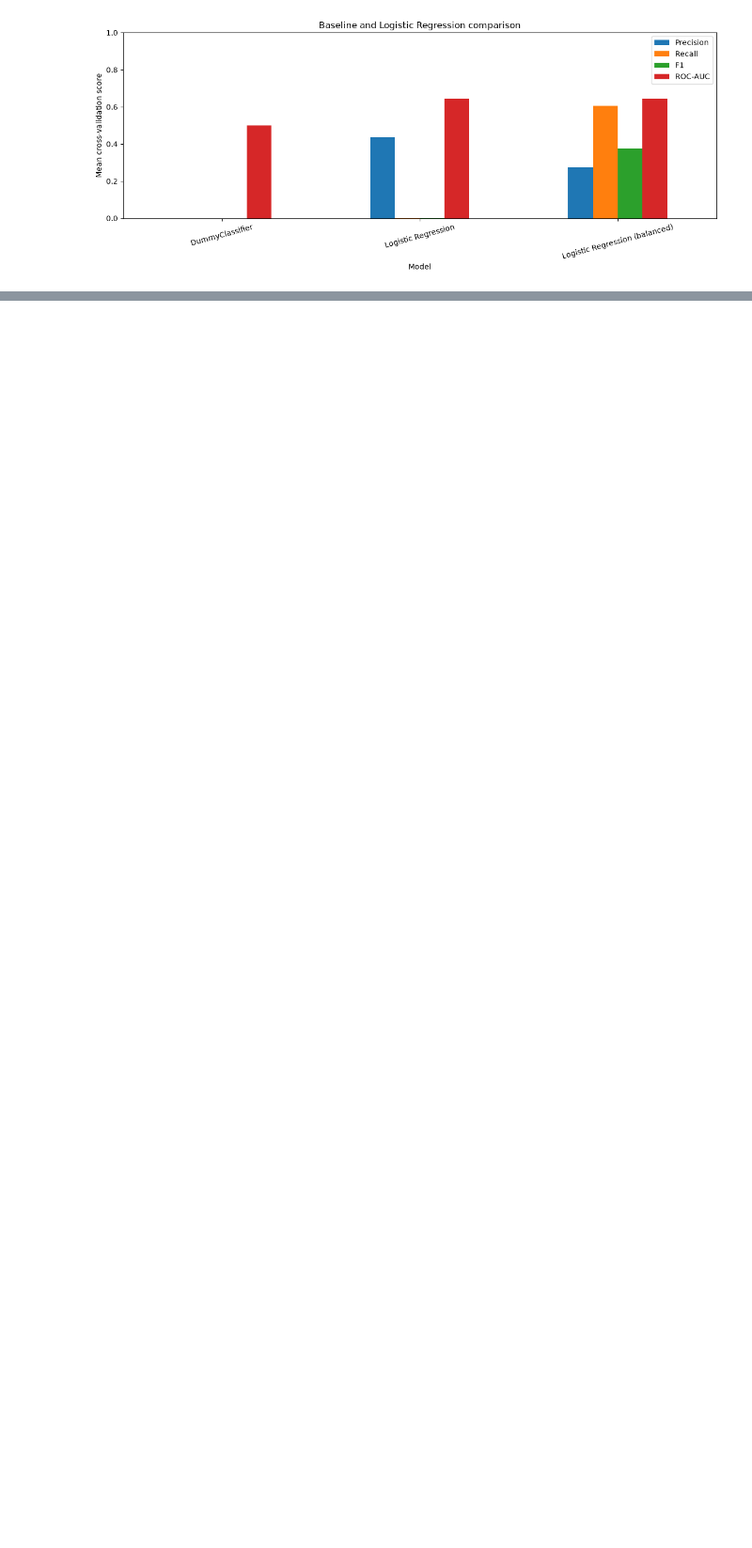
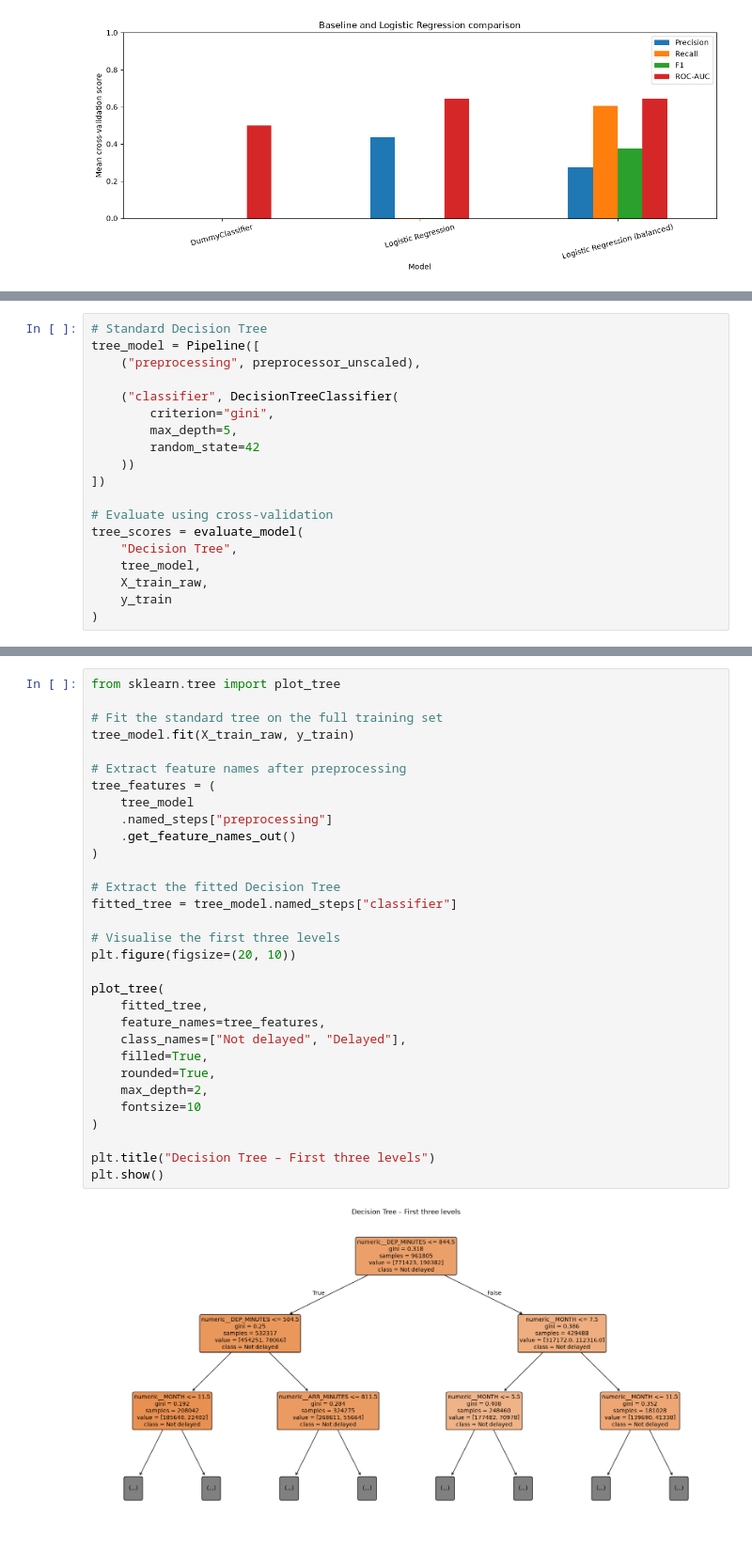
Before and after one commit to Malou100701/MachineLearning2026, a Jupyter notebook: flight_delay_analysis_starter.ipynb, the cells around one changed output, grey strips where cells are left out. Shown at 94% size. Cells and saved outputs as stored; diff of their text form; blank space fills up the shorter version.

Commit message:
decision tree

```diff
--- a/flight_delay_analysis_starter.ipynb
+++ b/flight_delay_analysis_starter.ipynb
@@ -1370,0 +1394,19 @@ plt.show()
+# %%
+# Standard Decision Tree
+tree_model = Pipeline([
+    ("preprocessing", preprocessor_unscaled),
+
+    ("classifier", DecisionTreeClassifier(
+        criterion="gini",
+        max_depth=5,
+        random_state=42
+    ))
+])
+
+# Evaluate using cross-validation
+tree_scores = evaluate_model(
+    "Decision Tree",
+    tree_model,
+    X_train_raw,
+    y_train
+)
@@ -1370,0 +1496,33 @@ plt.show()
+# %%
+from sklearn.tree import plot_tree
+
+# Fit the standard tree on the full training set
+tree_model.fit(X_train_raw, y_train)
+
+# Extract feature names after preprocessing
+tree_features = (
+    tree_model
+    .named_steps["preprocessing"]
+    .get_feature_names_out()
+)
+
+# Extract the fitted Decision Tree
+fitted_tree = tree_model.named_steps["classifier"]
+
+# Visualise the first three levels
+plt.figure(figsize=(20, 10))
+
+plot_tree(
+    fitted_tree,
+    feature_names=tree_features,
+    class_names=["Not delayed", "Delayed"],
+    filled=True,
+    rounded=True,
+    max_depth=2,
+    fontsize=10
+)
+
+plt.title("Decision Tree – First three levels")
+plt.show()
+# %% [output]
+[figure, added]
```
Also changed, not shown: parts of 10 cells of this notebook.
